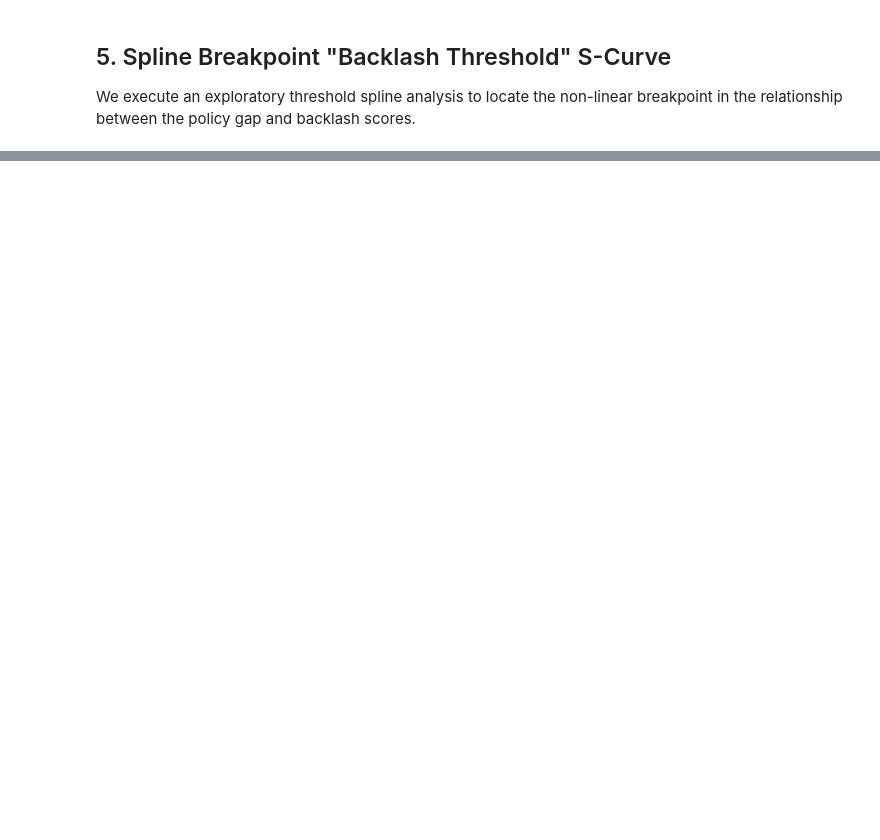
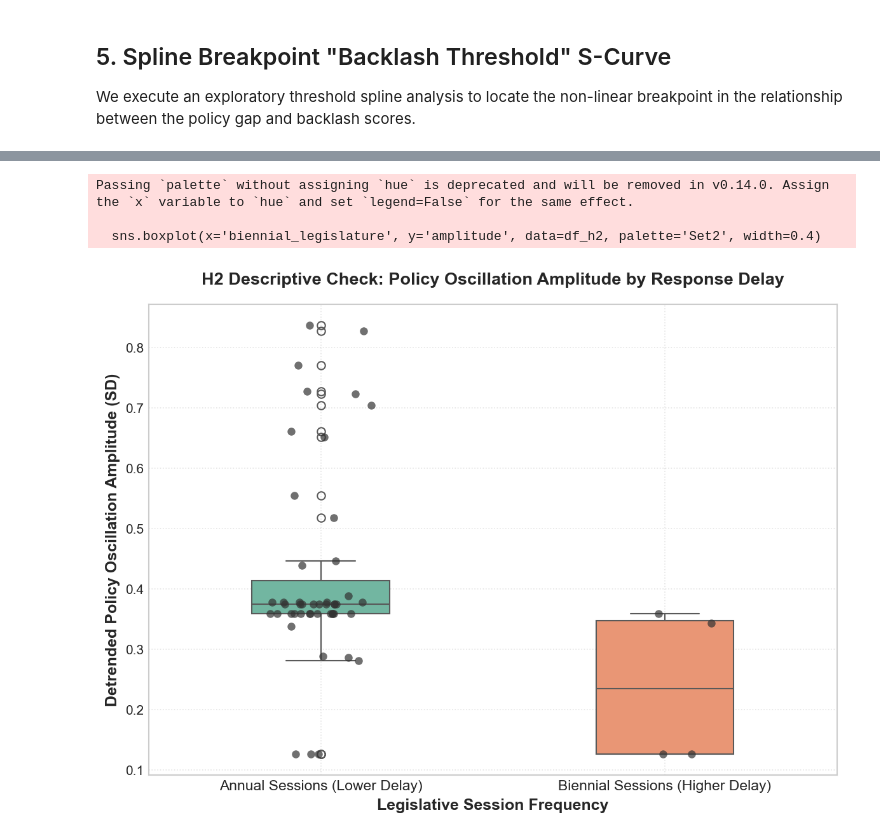
Before and after one commit to admiralorbiter/pendulum, a Jupyter notebook: notebooks/08_results_visualization.ipynb, the cells around one changed output, grey strips where cells are left out. Cells and saved outputs as stored; diff of their text form; code cells hidden in the pictures; blank space fills up the shorter version.

```diff
--- a/notebooks/08_results_visualization.ipynb
+++ b/notebooks/08_results_visualization.ipynb
@@ -405,0 +499,39 @@ R-squared with spline: 0.7117
+# %%
+# 3. H2 Descriptive check plot: detrended policy SD vs legislative frequency
+df_detrend = df.copy()
+df_detrend['biennial_legislature'] = df_detrend['state'].isin(['TX', 'MT', 'NV', 'ND']).astype(float)
+
+detrended_series = []
+for state, gp in df_detrend.groupby('state'):
+    gp = gp.sort_values('year').copy()
+    y = gp['policy_intensity'].values
+    x = gp['year'].values
+    if len(gp) > 1:
+        slope, intercept = np.polyfit(x, y, 1)
+        gp['policy_detrended'] = y - (slope * x + intercept)
+    else:
+        gp['policy_detrended'] = 0.0
+    detrended_series.append(gp)
+df_detrend = pd.concat(detrended_series, ignore_index=True)
+
+state_amplitude = df_detrend.groupby('state')['policy_detrended'].std().reset_index().rename(columns={'policy_detrended': 'amplitude'})
+state_biennial = df_detrend.groupby('state')['biennial_legislature'].first().reset_index()
+df_h2 = pd.merge(state_amplitude, state_biennial, on='state')
+
+plt.figure(figsize=(8, 6))
+sns.boxplot(x='biennial_legislature', y='amplitude', data=df_h2, palette='Set2', width=0.4)
+sns.stripplot(x='biennial_legislature', y='amplitude', data=df_h2, color='#333333', size=6, jitter=0.15, alpha=0.7)
+
+plt.xticks([0, 1], ['Annual Sessions (Lower Delay)', 'Biennial Sessions (Higher Delay)'], fontsize=11)
+plt.xlabel('Legislative Session Frequency', fontsize=12, fontweight='bold')
+plt.ylabel('Detrended Policy Oscillation Amplitude (SD)', fontsize=12, fontweight='bold')
+plt.title('H2 Descriptive Check: Policy Oscillation Amplitude by Response Delay', fontsize=13, fontweight='bold', pad=15)
+plt.grid(True, ls=':', alpha=0.5)
+plt.tight_layout()
+plt.savefig('../reports/h2_delay_amplitude_check.png', dpi=300)
+plt.show()
+# %% [output]
+Passing `palette` without assigning `hue` is deprecated and will be removed in v0.14.0. Assign the `x` variable to `hue` and set `legend=False` for the same effect.
+
+  sns.boxplot(x='biennial_legislature', y='amplitude', data=df_h2, palette='Set2', width=0.4)
+[figure, added]
```
Also changed, not shown: parts of 9 cells of this notebook, 34 other files.
